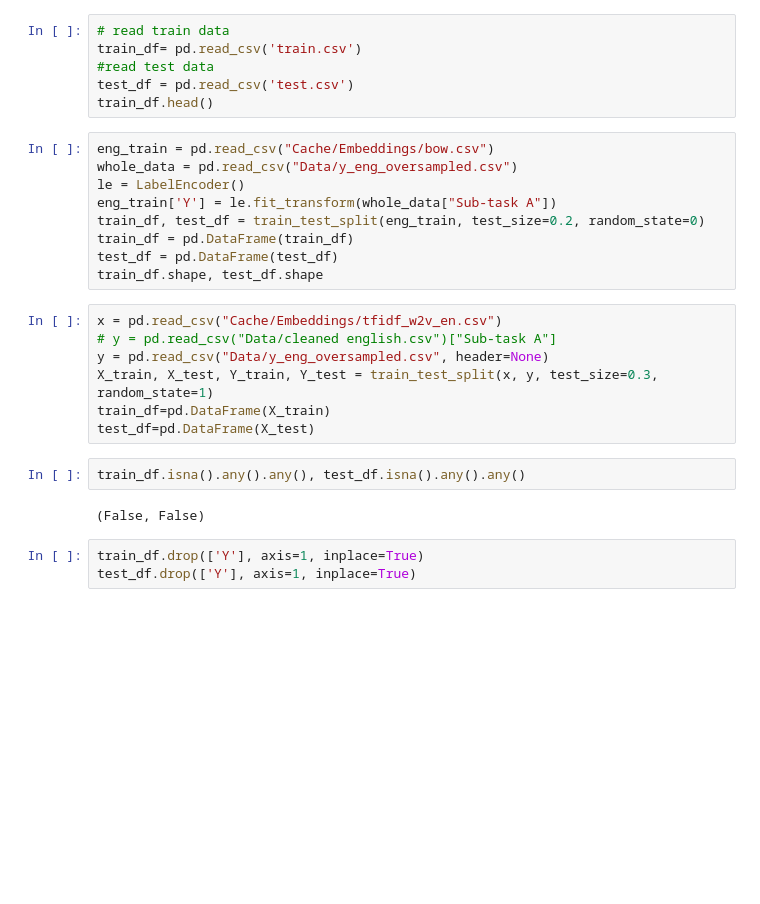
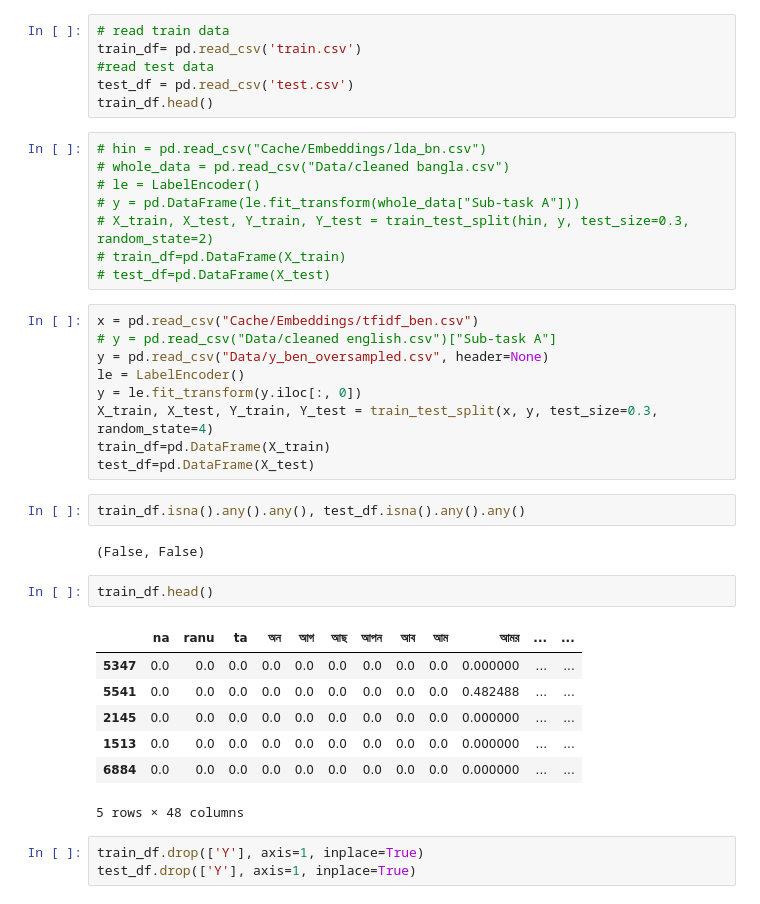
Before and after one commit to rachitsaksena/Multilingual-Agression-Classification, a Jupyter notebook: Adversarial Validation.ipynb, the cells around one changed output. Drawn from its saved outputs; the diff is of its cells as text; blank space fills up the shorter version.

```diff
--- a/Adversarial Validation.ipynb
+++ b/Adversarial Validation.ipynb
@@ -16,25 +16,36 @@ train_df= pd.read_csv('train.csv')
 test_df = pd.read_csv('test.csv')
 train_df.head()
 # %%
-eng_train = pd.read_csv("Cache/Embeddings/bow.csv")
-whole_data = pd.read_csv("Data/y_eng_oversampled.csv")
-le = LabelEncoder()
-eng_train['Y'] = le.fit_transform(whole_data["Sub-task A"])
-train_df, test_df = train_test_split(eng_train, test_size=0.2, random_state=0)
-train_df = pd.DataFrame(train_df)
-test_df = pd.DataFrame(test_df)
-train_df.shape, test_df.shape
+# hin = pd.read_csv("Cache/Embeddings/lda_bn.csv")
+# whole_data = pd.read_csv("Data/cleaned bangla.csv")
+# le = LabelEncoder()
+# y = pd.DataFrame(le.fit_transform(whole_data["Sub-task A"]))
+# X_train, X_test, Y_train, Y_test = train_test_split(hin, y, test_size=0.3, random_state=2)
+# train_df=pd.DataFrame(X_train)
+# test_df=pd.DataFrame(X_test)
 # %%
-x = pd.read_csv("Cache/Embeddings/tfidf_w2v_en.csv")
+x = pd.read_csv("Cache/Embeddings/tfidf_ben.csv")
 # y = pd.read_csv("Data/cleaned english.csv")["Sub-task A"]
-y = pd.read_csv("Data/y_eng_oversampled.csv", header=None)
-X_train, X_test, Y_train, Y_test = train_test_split(x, y, test_size=0.3, random_state=1)
+y = pd.read_csv("Data/y_ben_oversampled.csv", header=None)
+le = LabelEncoder()
+y = le.fit_transform(y.iloc[:, 0])
+X_train, X_test, Y_train, Y_test = train_test_split(x, y, test_size=0.3, random_state=4)
 train_df=pd.DataFrame(X_train)
 test_df=pd.DataFrame(X_test)
 # %%
 train_df.isna().any().any(), test_df.isna().any().any()
 # %% [output]
 (False, False)
+# %%
+train_df.head()
+# %% [output]
+|  | na | ranu | ta | অন | আগ | আছ | আপন | আব | আম | আমর | ... | ... |
+| 5347 | 0.0 | 0.0 | 0.0 | 0.0 | 0.0 | 0.0 | 0.0 | 0.0 | 0.0 | 0.000000 | ... | ... |
+| 5541 | 0.0 | 0.0 | 0.0 | 0.0 | 0.0 | 0.0 | 0.0 | 0.0 | 0.0 | 0.482488 | ... | ... |
+| 2145 | 0.0 | 0.0 | 0.0 | 0.0 | 0.0 | 0.0 | 0.0 | 0.0 | 0.0 | 0.000000 | ... | ... |
+| 1513 | 0.0 | 0.0 | 0.0 | 0.0 | 0.0 | 0.0 | 0.0 | 0.0 | 0.0 | 0.000000 | ... | ... |
+| 6884 | 0.0 | 0.0 | 0.0 | 0.0 | 0.0 | 0.0 | 0.0 | 0.0 | 0.0 | 0.000000 | ... | ... |
+5 rows × 48 columns
 # %%
 train_df.drop(['Y'], axis=1, inplace=True)
 test_df.drop(['Y'], axis=1, inplace=True)
```
Also changed, not shown: parts of 7 cells of this notebook, 32 other files.
